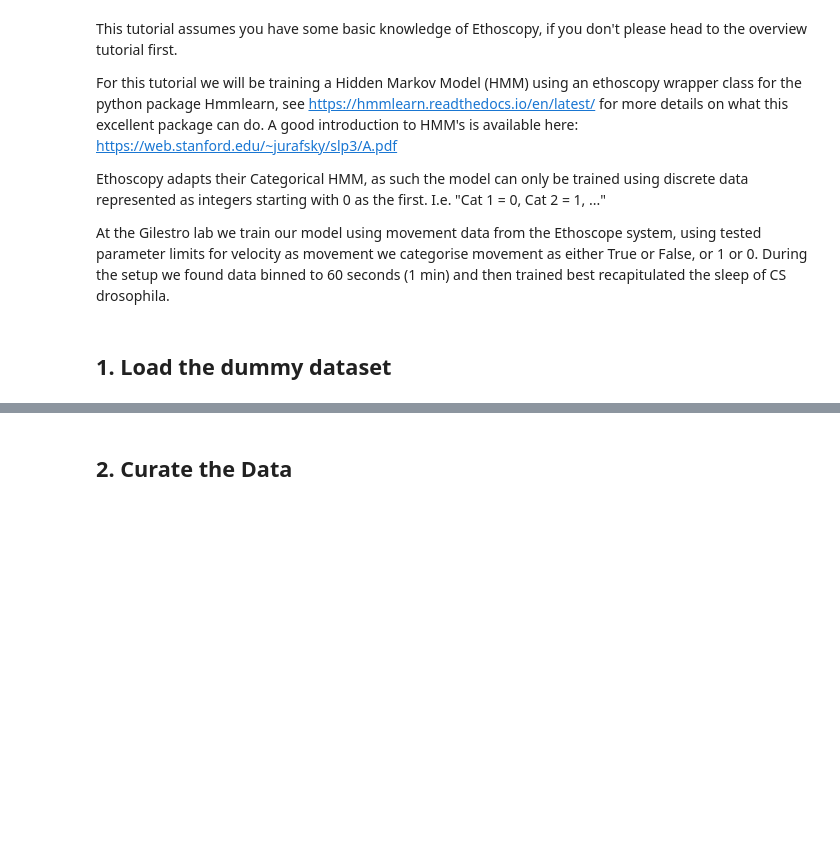
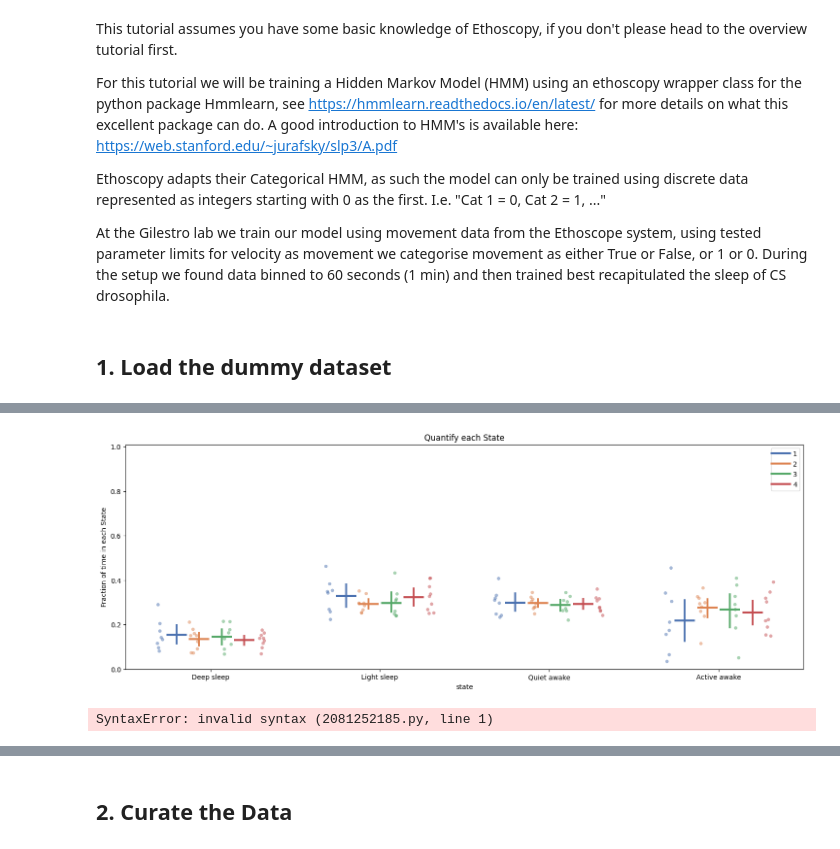
Before and after one commit to gilestrolab/ethoscopy, a Jupyter notebook: tutorial_notebook/2_HMM_tutorial.ipynb, the cells around one changed output, grey strips where cells are left out. Cells and saved outputs as stored; diff of their text form; code cells hidden in the pictures; blank space fills up the shorter version.

```diff
--- a/tutorial_notebook/2_HMM_tutorial.ipynb
+++ b/tutorial_notebook/2_HMM_tutorial.ipynb
@@ -30,4 +32,18 @@ dfs = etho.behavpy(data, metadata, canvas = 'seaborn', check = True)
 # %%
 from ethoscopy.misc.get_HMM import get_HMM
 h = get_HMM('M')
+# %%
+fig, stats_time = dfs.plot_hmm_quantify(
+            hmm = h,
+            variable = 'moving',
+            facet_col = 'exp_group',
+            title = "Quantify each State"
+);
+# fig
+# %% [output]
+[figure, added]
+# %%
+for i
+# %% [output]
+SyntaxError: invalid syntax (2081252185.py, line 1)
 # %%
```
Also changed, not shown: parts of 11 cells of this notebook, 8 other files.
